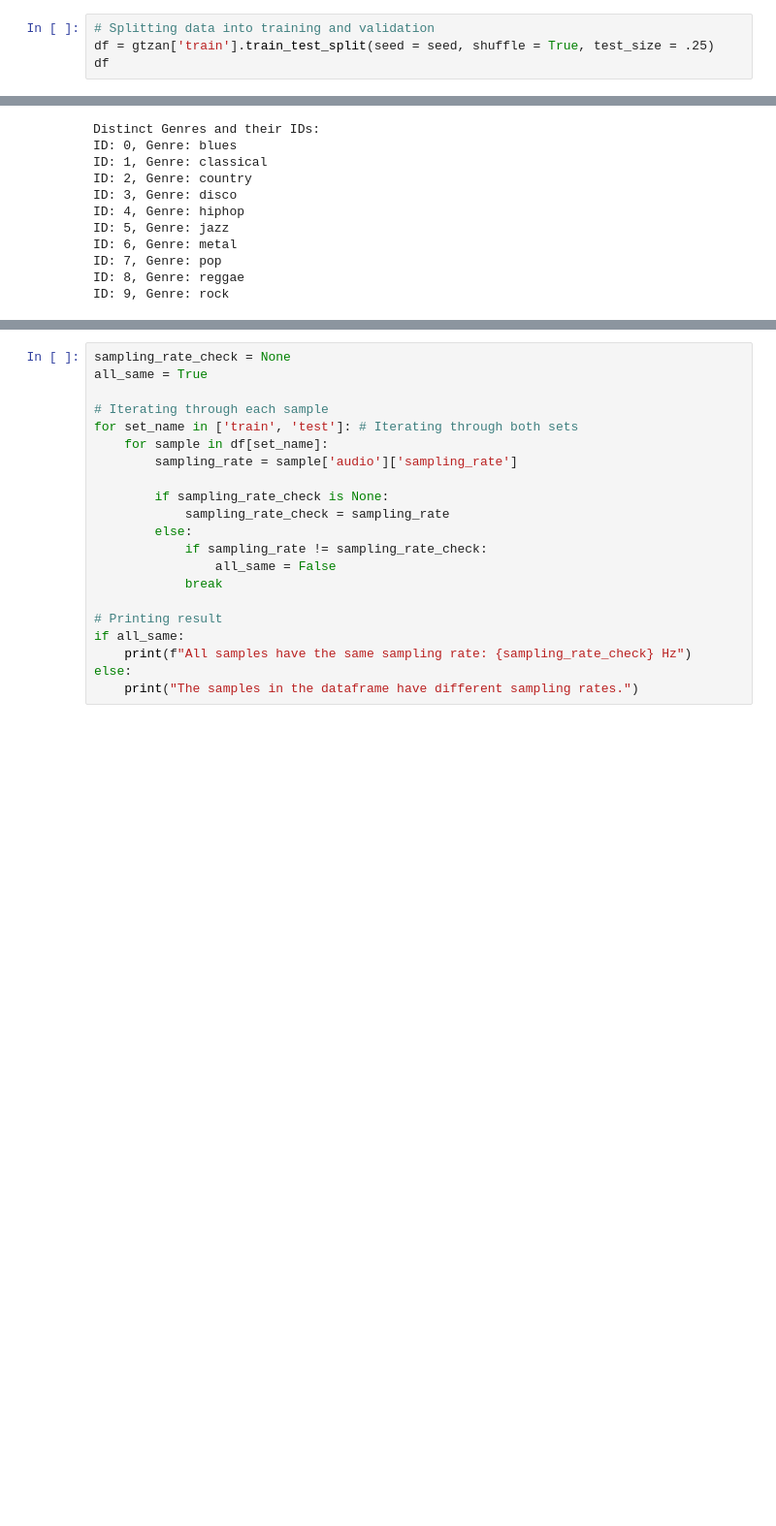
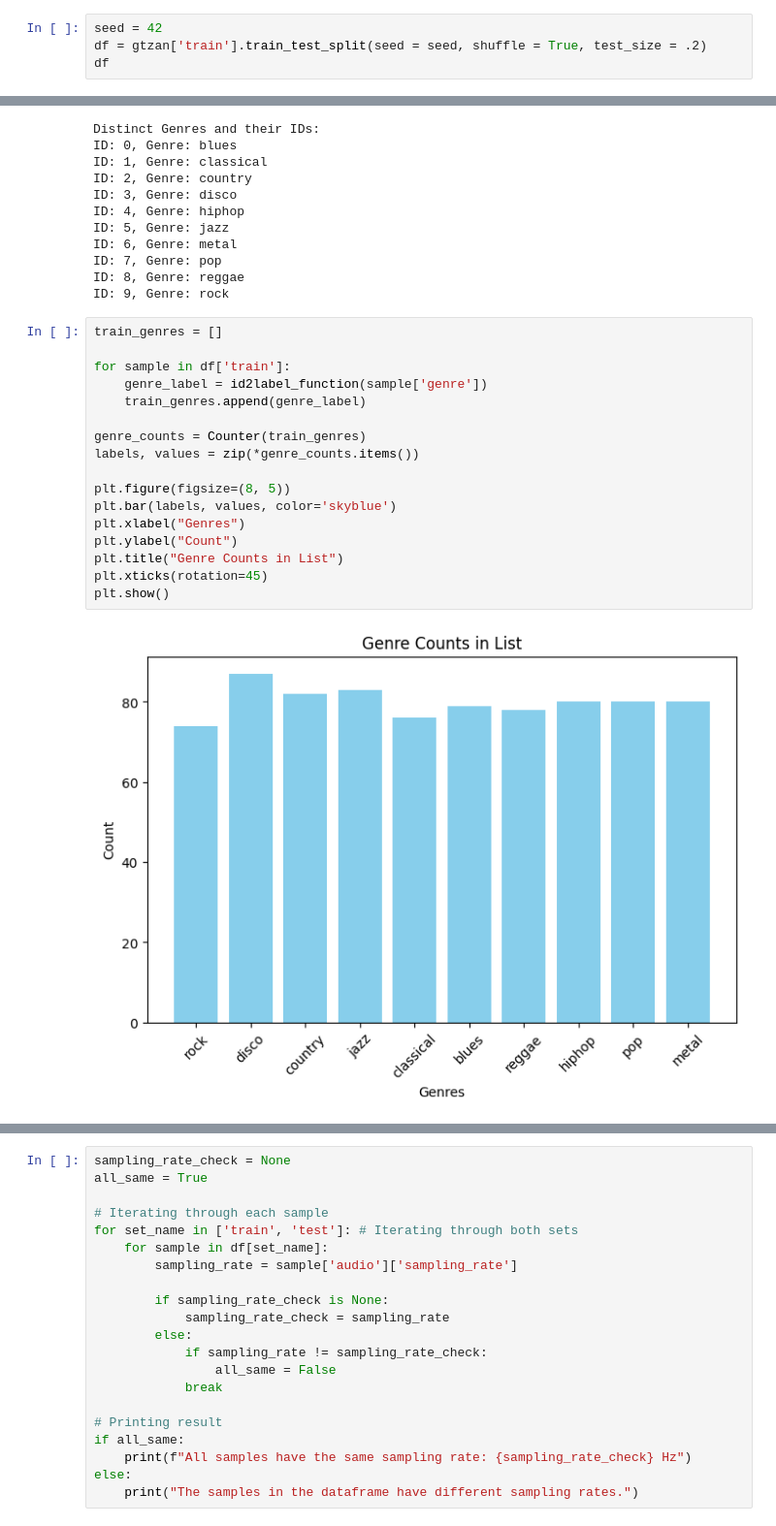
Before and after one commit to AndreaDAmicis22/DigitalSignalImageManagement, a Jupyter notebook: AudioClassification.ipynb, the cells around one changed output, grey strips where cells are left out. Shown at 97% size. Drawn from its saved outputs; the diff is of its cells as text; blank space fills up the shorter version.

```diff
--- a/AudioClassification.ipynb
+++ b/AudioClassification.ipynb
@@ -45,8 +68,8 @@ DatasetDict({
     })
 })
 # %%
-# Splitting data into training and validation
-df = gtzan['train'].train_test_split(seed = seed, shuffle = True, test_size = .25)
+seed = 42
+df = gtzan['train'].train_test_split(seed = seed, shuffle = True, test_size = .2)
 df
 # %% [output]
 DatasetDict({
@@ -129,3 +152,22 @@ ID: 6, Genre: metal
 ID: 7, Genre: pop
 ID: 8, Genre: reggae
 ID: 9, Genre: rock
+# %%
+train_genres = []
+
+for sample in df['train']:
+    genre_label = id2label_function(sample['genre'])
+    train_genres.append(genre_label)
+
+genre_counts = Counter(train_genres)
+labels, values = zip(*genre_counts.items())
+
+plt.figure(figsize=(8, 5))
+plt.bar(labels, values, color='skyblue')
+plt.xlabel("Genres")
+plt.ylabel("Count")
+plt.title("Genre Counts in List")
+plt.xticks(rotation=45)
+plt.show()
+# %% [output]
+[figure, added]
```
Also changed, not shown: parts of 104 cells of this notebook.
